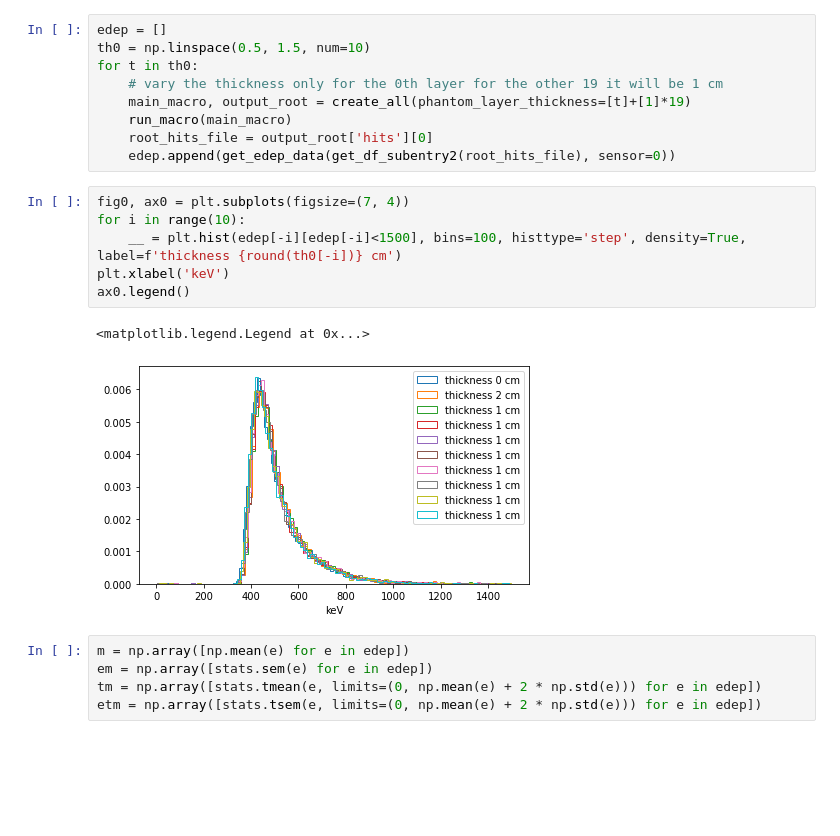
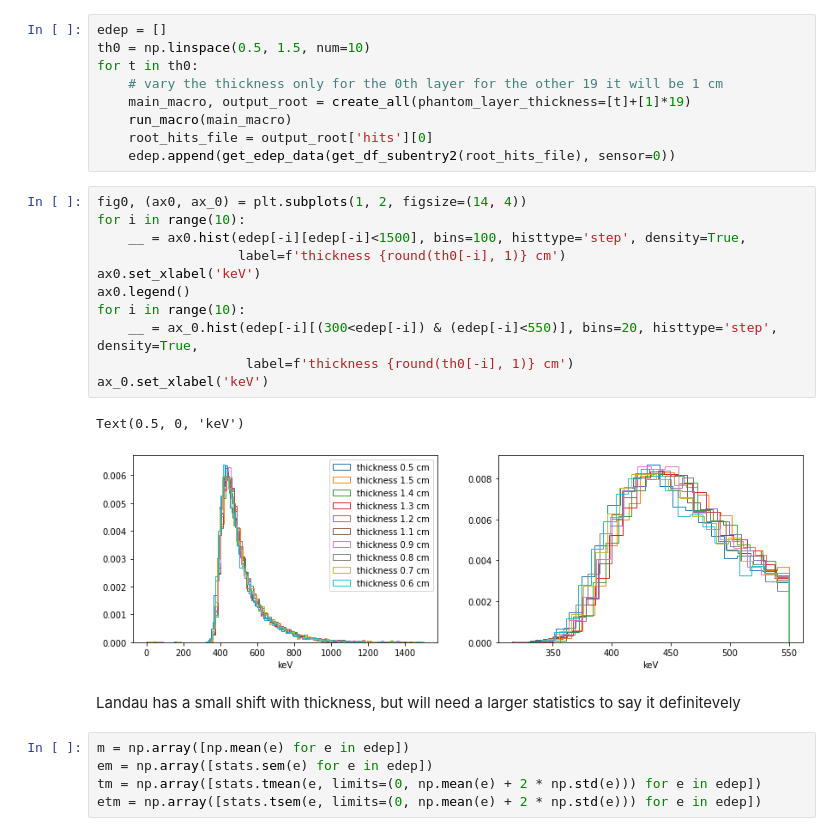
Before and after one commit to dmitryhits/ProtonBeamTherapy, a Jupyter notebook: nbs/21_analysis1.ipynb, the cells around one changed output. Saved outputs shown, nothing was run; the diff lists cells and outputs as text; blank space fills up the shorter version.

Commit message:
adds zoomed in landaus to thickness scan at 250 MEV

```diff
--- a/nbs/21_analysis1.ipynb
+++ b/nbs/21_analysis1.ipynb
@@ -29,14 +29,21 @@ for t in th0:
     root_hits_file = output_root['hits'][0]
     edep.append(get_edep_data(get_df_subentry2(root_hits_file), sensor=0))
 # %%
-fig0, ax0 = plt.subplots(figsize=(7, 4))
+fig0, (ax0, ax_0) = plt.subplots(1, 2, figsize=(14, 4))
 for i in range(10):
-    __ = plt.hist(edep[-i][edep[-i]<1500], bins=100, histtype='step', density=True, label=f'thickness {round(th0[-i])} cm')
-plt.xlabel('keV')
+    __ = ax0.hist(edep[-i][edep[-i]<1500], bins=100, histtype='step', density=True,
+                  label=f'thickness {round(th0[-i], 1)} cm')
+ax0.set_xlabel('keV')
 ax0.legend()
+for i in range(10):
+    __ = ax_0.hist(edep[-i][(300<edep[-i]) & (edep[-i]<550)], bins=20, histtype='step', density=True,
+                   label=f'thickness {round(th0[-i], 1)} cm')
+ax_0.set_xlabel('keV')
 # %% [output]
-<matplotlib.legend.Legend at 0x...>
+Text(0.5, 0, 'keV')
-[figure, old version]
+[figure, new version]
+# %% [markdown]
+Landau has a small shift with thickness, but will need a larger statistics to say it definitevely
 # %%
 m = np.array([np.mean(e) for e in edep])
 em = np.array([stats.sem(e) for e in edep])
```
Also changed, not shown: parts of 1 cell of this notebook, 1 other file.
